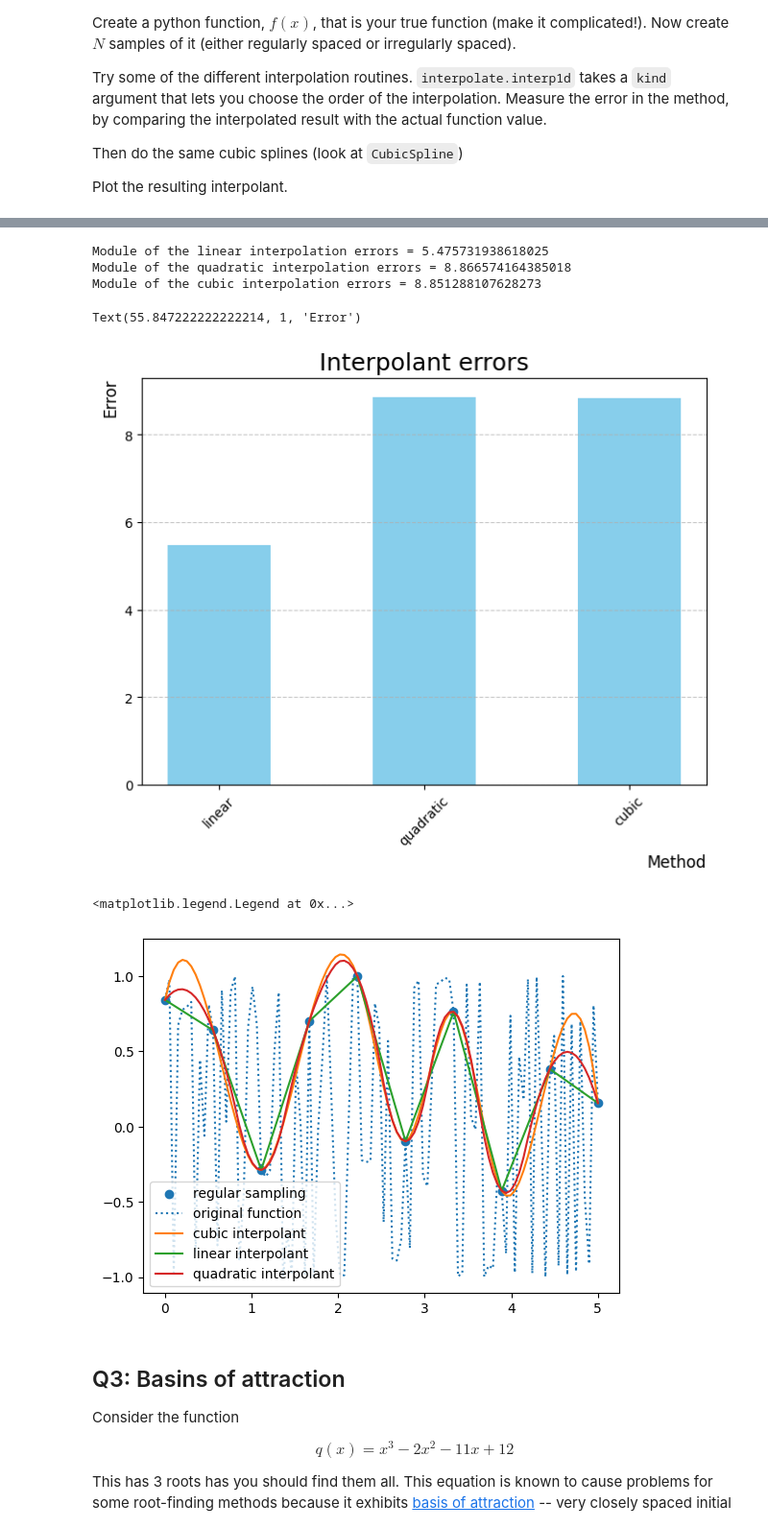
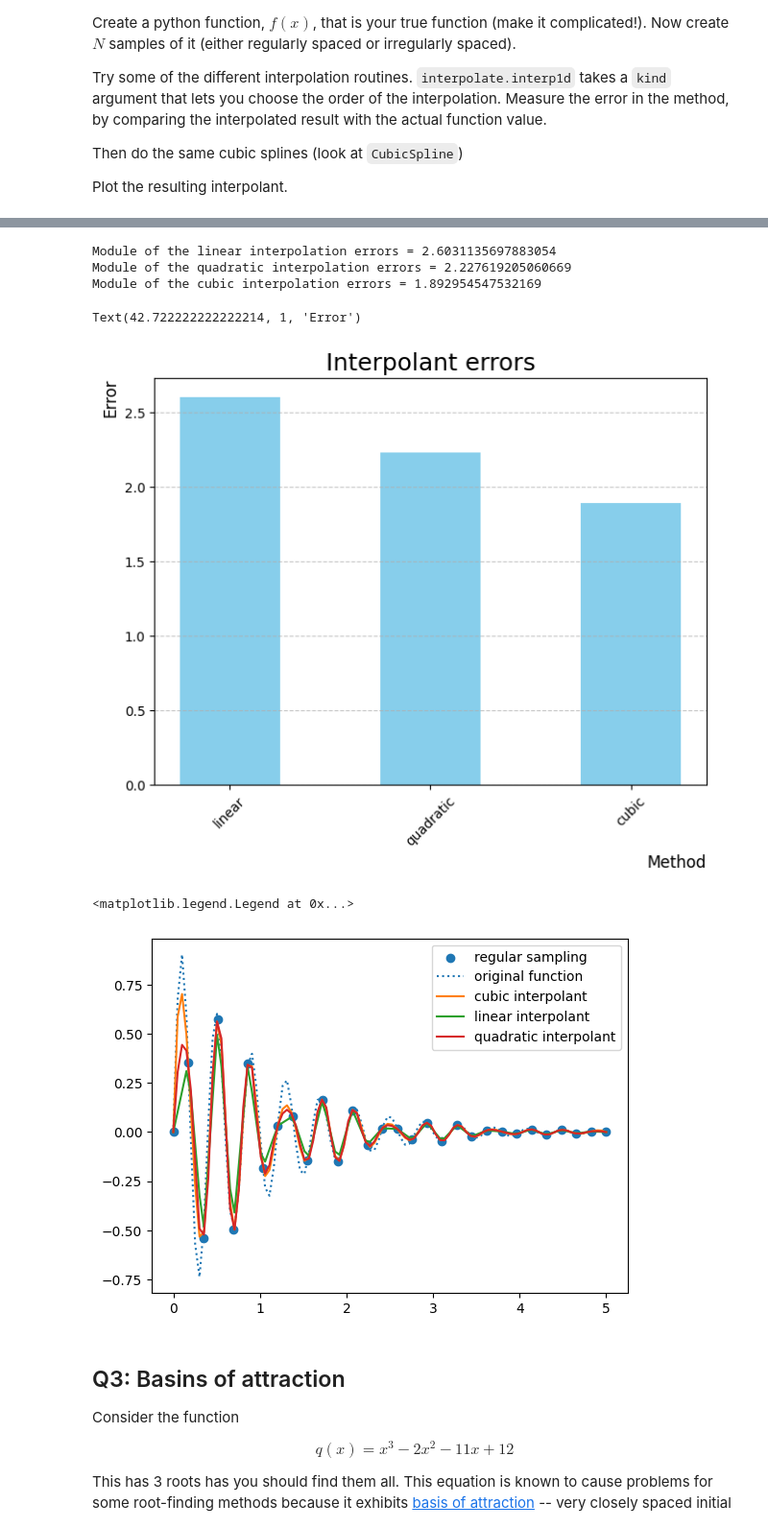
Before and after one commit to MicheleFulghieri/scientificcomputing_bicocca_2025, a Jupyter notebook: lectures/L04_scipy.ipynb, the cells around one changed output, grey strips where cells are left out. Shown at 96% size. Drawn from its saved outputs; the diff is of its cells as text; code cells hidden in the pictures.

```diff
--- a/lectures/L04_scipy.ipynb
+++ b/lectures/L04_scipy.ipynb
@@ -1372,7 +1377,7 @@ import numpy as np
 import matplotlib.pyplot as plt
 # %%
 def f_analytical(x):
-    return np.sin(np.exp(17 * x**(1/3)))
+    return np.sin(5 * np.pi * x) * np.exp(-x)
 # %%
 N = 30   # number of point for the interpolation
 
@@ -1505,9 +1510,9 @@ print(f"Module of the cubic interpolation errors = {cub_metric}")
 
 ##### the error increase: an hypotesis to explain this, is that the function oscillates quickly
 # %% [output]
-Module of the linear interpolation errors = 5.475731938618025
-Module of the quadratic interpolation errors = 8.866574164385018
-Module of the cubic interpolation errors = 8.851288107628273
+Module of the linear interpolation errors = 2.6031135697883054
+Module of the quadratic interpolation errors = 2.227619205060669
+Module of the cubic interpolation errors = 1.892954547532169
 # %%
 # errors visualization
 
@@ -1528,32 +1533,32 @@ plt.title("Interpolant errors", fontsize = 18)
 plt.xlabel("Method", loc="right", fontsize = 12)
 plt.ylabel("Error", loc="top", fontsize = 12)
 # %% [output]
-Text(55.847222222222214, 1, 'Error')
+Text(42.722222222222214, 1, 'Error')
-[figure, old version]
+[figure, new version]
 # %%
 # interpolation
 
 # regular spacing
-f_interp_lin_reg = interpolate.interp1d(x_reg, y_reg, kind="linear")
-f_interp_quad_reg = interpolate.interp1d(x_reg, y_reg, kind="quadratic")
-f_interp_cub_reg = interpolate.interp1d(x_reg, y_reg, kind="cubic")
+f_interp_lin_reg = interpolate.interp1d(x, y, kind="linear")
+f_interp_quad_reg = interpolate.interp1d(x, y, kind="quadratic")
+f_interp_cub_reg = interpolate.interp1d(x, y, kind="cubic")
 
 # comparison
-lin_err = f_interp_lin_reg(x_fine) - y_analytic
+lin_err = f_interp_lin_reg(x_fine) - y_fine
 
 
 # graphical comparison
 fig, ax = plt.subplots()
-ax.scatter(x_reg, y_reg, label='regular sampling')
-ax.plot(x_fine, y_analytic, ls=":", label="original function")
+ax.scatter(x, y, label='regular sampling')
+ax.plot(x_fine, y_fine, ls=":", label="original function")
 ax.plot(x_fine, f_interp_cub_reg(x_fine), label="cubic interpolant")
 ax.plot(x_fine, f_interp_lin_reg(x_fine), label="linear interpolant")
 ax.plot(x_fine, f_interp_quad_reg(x_fine), label="quadratic interpolant")
 
 ax.legend(loc="best")
 # %% [output]
 <matplotlib.legend.Legend at 0x...>
-[figure, old version]
+[figure, new version]
 # %% [markdown]
 ## Q3: Basins of attraction
 
```
Also changed, not shown: parts of 28 cells of this notebook.
